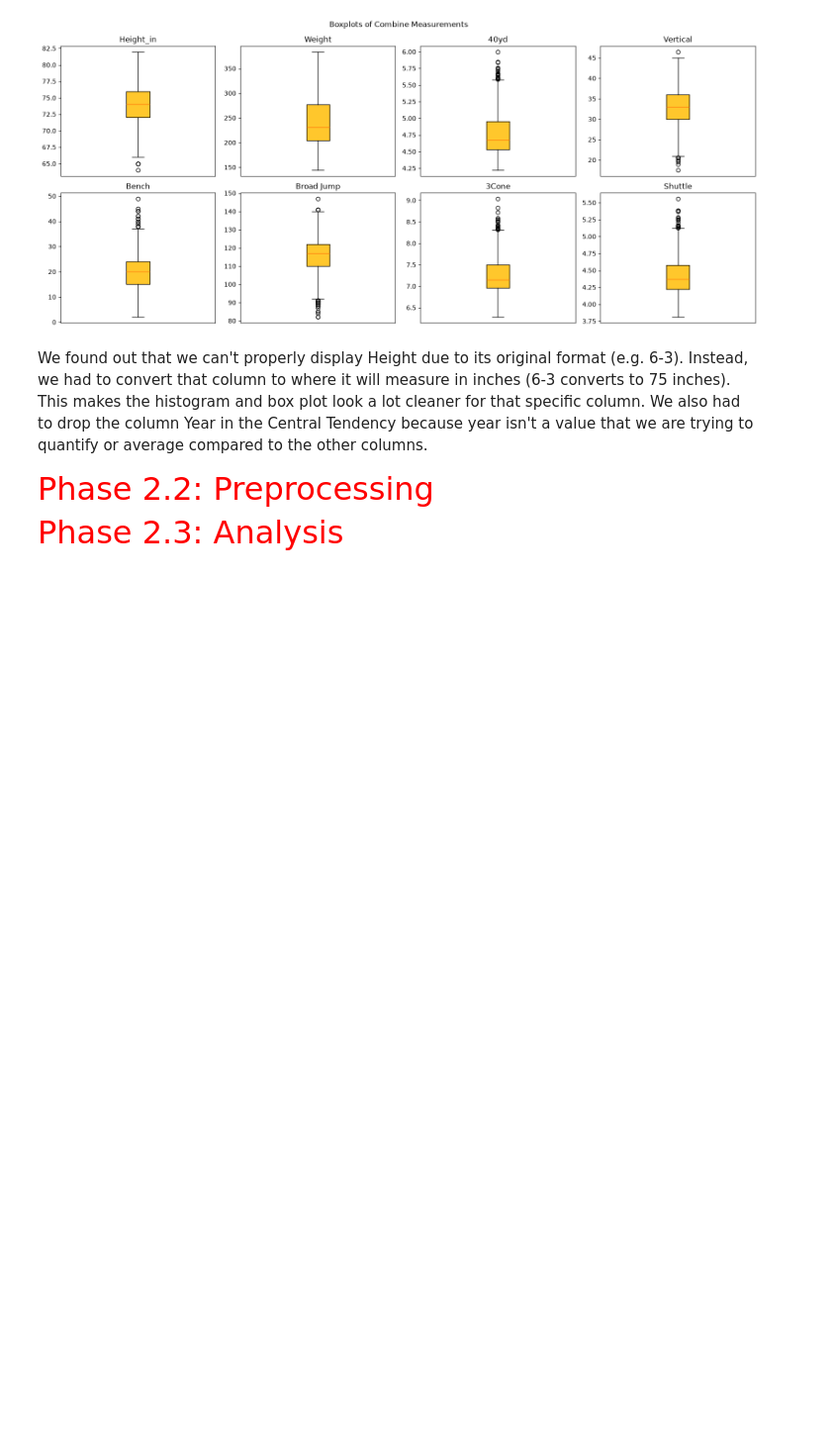
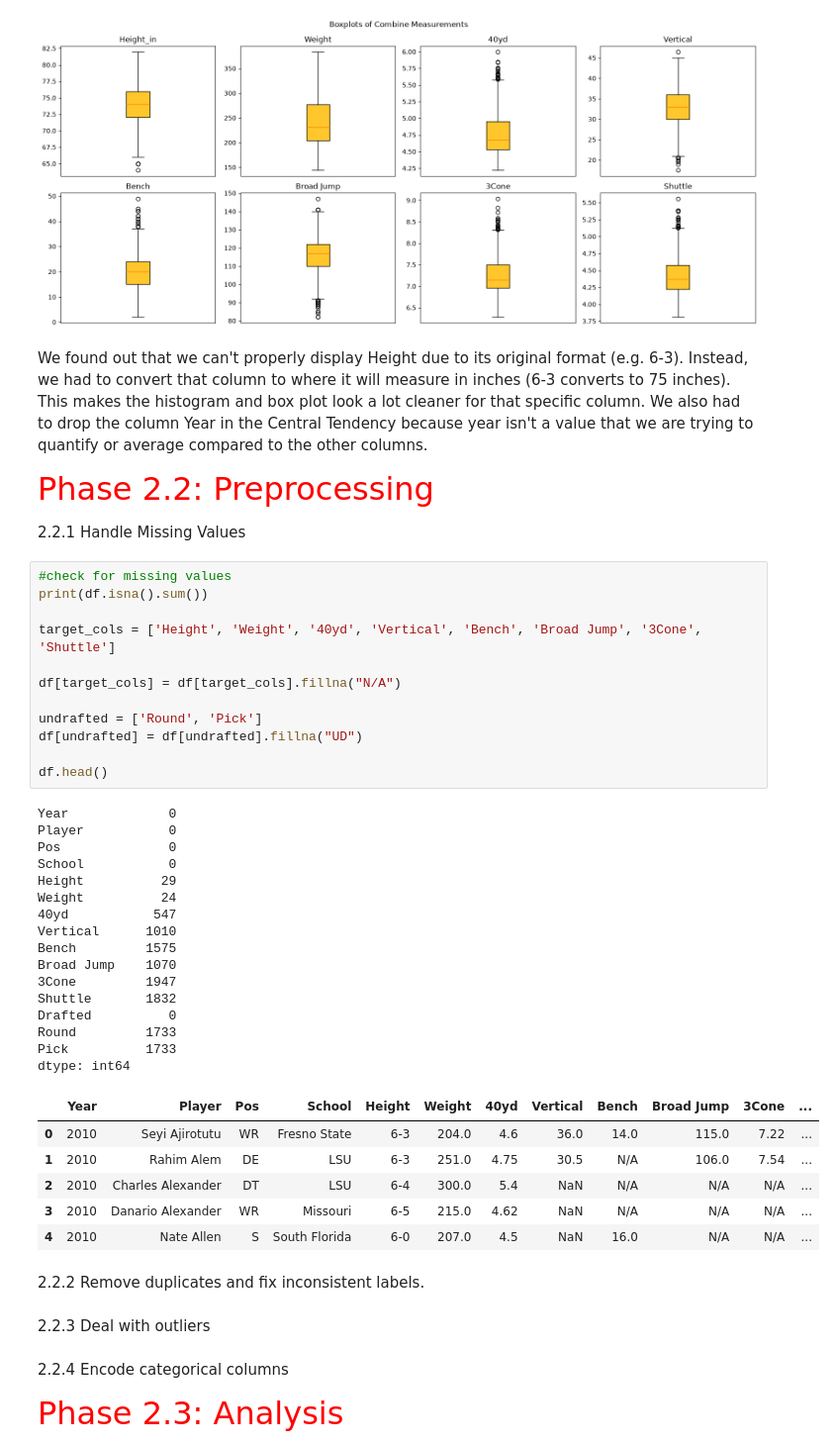
Before and after one commit to aphilipose247/CSCI-4047-Final-Project, a Jupyter notebook: Phase2_Sylar_Jolly_Alan_Philipose.ipynb, the cells around one changed output. Shown at 99% size. Saved outputs shown, nothing was run; the diff lists cells and outputs as text; blank space fills up the shorter version.

```diff
--- a/Phase2_Sylar_Jolly_Alan_Philipose.ipynb
+++ b/Phase2_Sylar_Jolly_Alan_Philipose.ipynb
@@ -151,5 +151,48 @@ plt.show()
 We found out that we can't properly display Height due to its original format (e.g. 6-3). Instead, we had to convert that column to where it will measure in inches (6-3 converts to 75 inches). This makes the histogram and box plot look a lot cleaner for that specific column. We also had to drop the column Year in the Central Tendency because year isn't a value that we are trying to quantify or average compared to the other columns.
 # %% [markdown]
 <p style="font-size: 32px; color: red;">Phase 2.2: Preprocessing</p>
+# %% [markdown]
+2.2.1 Handle Missing Values
+# %%
+#check for missing values
+print(df.isna().sum())
+
+target_cols = ['Height', 'Weight', '40yd', 'Vertical', 'Bench', 'Broad Jump', '3Cone', 'Shuttle']
+
+df[target_cols] = df[target_cols].fillna("N/A")
+
+undrafted = ['Round', 'Pick']
+df[undrafted] = df[undrafted].fillna("UD")
+
+df.head()
+# %% [output]
+Year             0
+Player           0
+Pos              0
+School           0
+Height          29
+Weight          24
+40yd           547
+Vertical      1010
+Bench         1575
+Broad Jump    1070
+3Cone         1947
+Shuttle       1832
+Drafted          0
+Round         1733
+Pick          1733
+dtype: int64
+|  | Year | Player | Pos | School | Height | Weight | 40yd | Vertical | Bench | Broad Jump | 3Cone | ... |
+| 0 | 2010 | Seyi Ajirotutu | WR | Fresno State | 6-3 | 204.0 | 4.6 | 36.0 | 14.0 | 115.0 | 7.22 | ... |
+| 1 | 2010 | Rahim Alem | DE | LSU | 6-3 | 251.0 | 4.75 | 30.5 | N/A | 106.0 | 7.54 | ... |
+| 2 | 2010 | Charles Alexander | DT | LSU | 6-4 | 300.0 | 5.4 | NaN | N/A | N/A | N/A | ... |
+| 3 | 2010 | Danario Alexander | WR | Missouri | 6-5 | 215.0 | 4.62 | NaN | N/A | N/A | N/A | ... |
+| 4 | 2010 | Nate Allen | S | South Florida | 6-0 | 207.0 | 4.5 | NaN | 16.0 | N/A | N/A | ... |
+# %% [markdown]
+2.2.2 Remove duplicates and fix inconsistent labels.
+# %% [markdown]
+2.2.3 Deal with outliers
+# %% [markdown]
+2.2.4 Encode categorical columns
 # %% [markdown]
 <p style="font-size: 32px; color: red;">Phase 2.3: Analysis</p>
```
